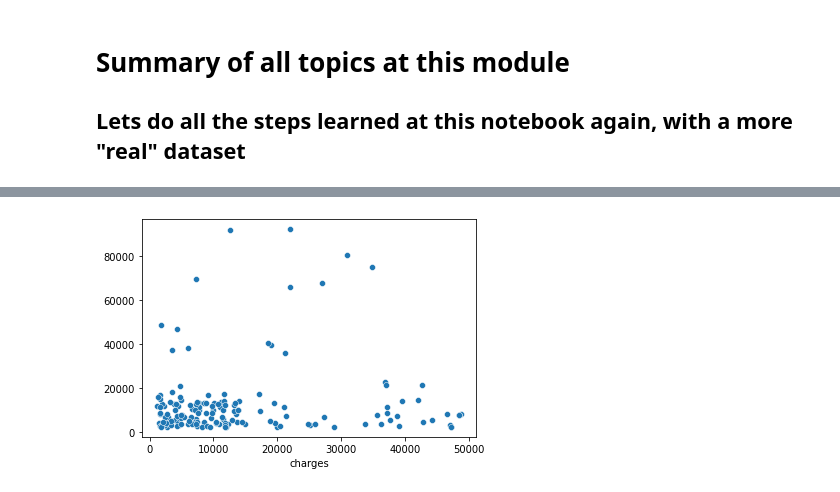
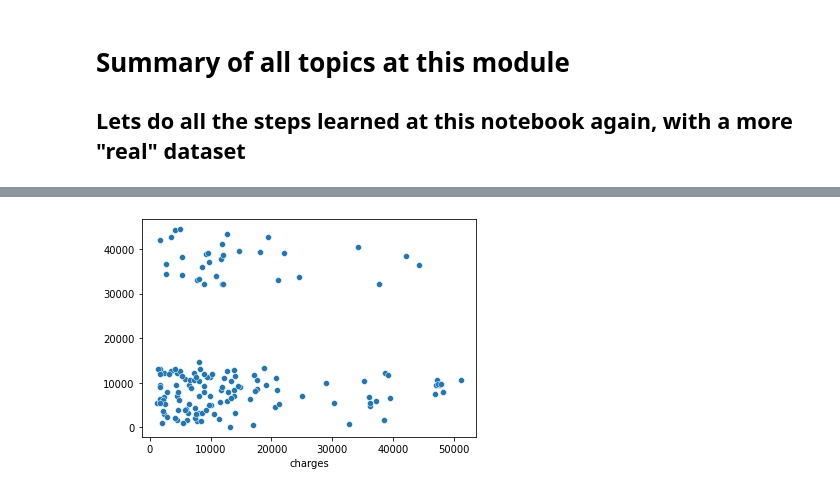
Before and after one commit to PedroCtba/tensorflow-certification-course, a Jupyter notebook: notebooks/01_Regression.ipynb, the cells around one changed output, grey strips where cells are left out. Saved outputs shown, nothing was run; the diff lists cells and outputs as text; code cells hidden in the pictures.

```diff
--- a/notebooks/01_Regression.ipynb
+++ b/notebooks/01_Regression.ipynb
@@ -483,5 +483,5 @@ Model performance:
 # Model predictions
 yhat = pd.Series(NN.predict(xte).ravel())
 
-sns.scatterplot(x=yte.apply(lambda x: np.e**x), y=yhat.apply(lambda x: np.e**x));
+sns.scatterplot(x=yte, y=yhat);
 # %% [output]
@@ -489,4 +489,4 @@ sns.scatterplot(x=yte.apply(lambda x: np.e**x), y=yhat.apply(lambda x: np.e**x))
-[figure, old version]
+[figure, new version]
 # %%
 # Plot learning history
 pd.DataFrame(history.history).plot();
```
Also changed, not shown: parts of 7 cells of this notebook.
